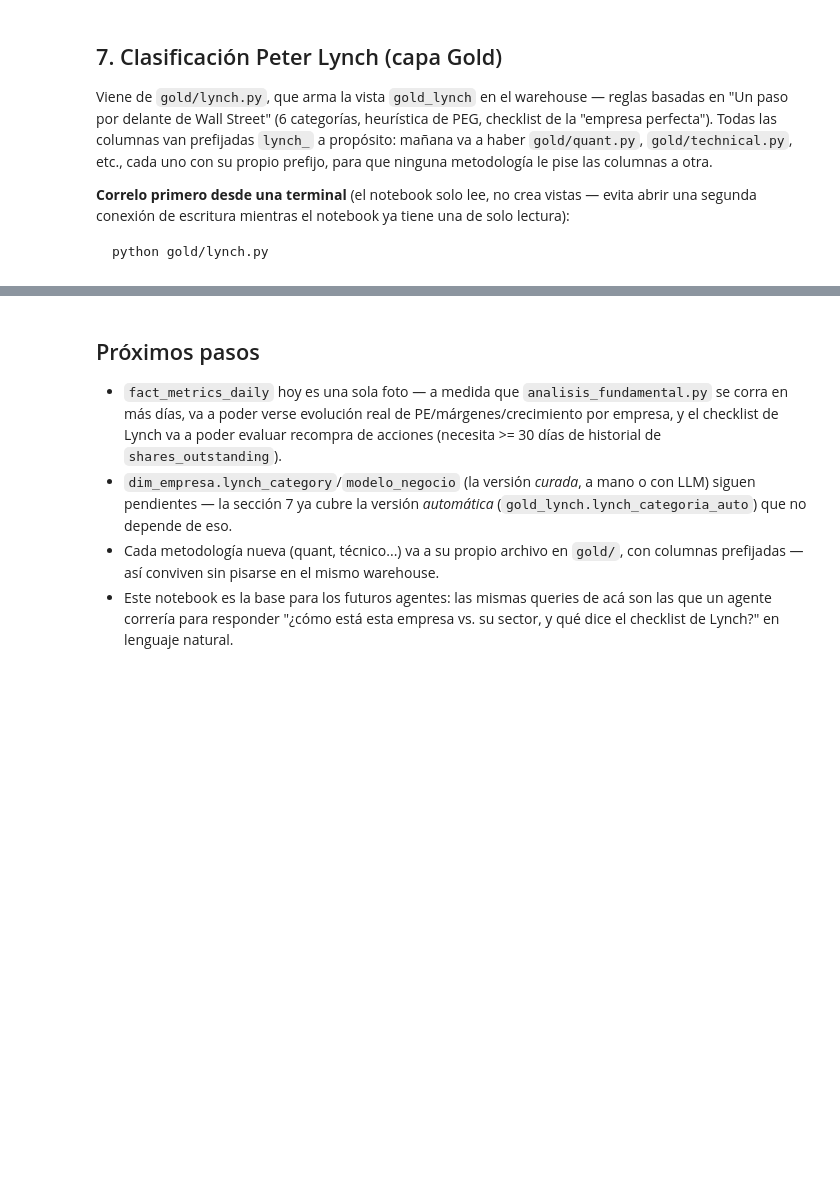
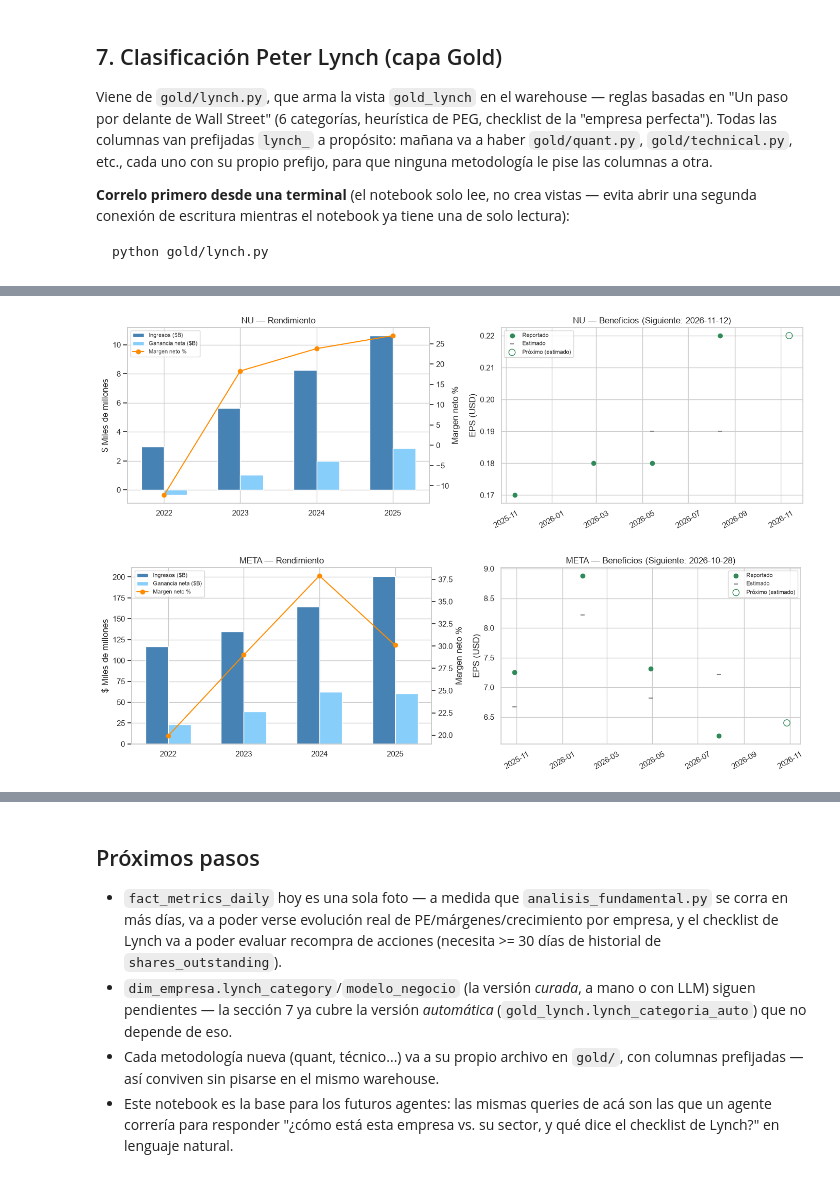
Before and after one commit to esfer98/cedears-data-pipeline, a Jupyter notebook: notebooks/eda_cedears.ipynb, the cells around one changed output, grey strips where cells are left out. Saved outputs shown, nothing was run; the diff lists cells and outputs as text; code cells hidden in the pictures; blank space fills up the shorter version.

```diff
--- a/notebooks/eda_cedears.ipynb
+++ b/notebooks/eda_cedears.ipynb
@@ -377,0 +387,55 @@ Activo oculto potencial (0 < P/B < 1): 28 empresas
+# %%
+def grafico_rendimiento(ticker: str, ax_izq):
+    """Ingresos / Ingresos netos (barras) + Margen neto % (linea) por año -- estilo 'Rendimiento'."""
+    serie = con.execute(
+        "SELECT * FROM fact_income_statement_annual WHERE ticker_usd = ? ORDER BY fecha_balance", [ticker]
+    ).fetchdf()
+    anios = serie["fecha_balance"].dt.year
+
+    ax_izq.bar(anios - 0.15, serie["ingresos"] / 1e9, width=0.3, label="Ingresos ($B)", color="steelblue")
+    ax_izq.bar(anios + 0.15, serie["ganancia_neta"] / 1e9, width=0.3, label="Ganancia neta ($B)", color="lightskyblue")
+    ax_izq.set_ylabel("$ Miles de millones")
+
+    ax_der = ax_izq.twinx()
+    ax_der.plot(anios, serie["margen_neto_pct"], color="darkorange", marker="o", label="Margen neto %")
+    ax_der.set_ylabel("Margen neto %")
+    ax_der.grid(False)
+
+    ax_izq.set_title(f"{ticker} — Rendimiento")
+    ax_izq.set_xticks(anios)
+    l1, lb1 = ax_izq.get_legend_handles_labels()
+    l2, lb2 = ax_der.get_legend_handles_labels()
+    ax_izq.legend(l1 + l2, lb1 + lb2, loc="upper left", fontsize=8)
+
+
+def grafico_beneficios(ticker: str, ax):
+    """EPS estimado vs. reportado por trimestre, con el proximo informe marcado aparte -- estilo 'Beneficios'."""
+    serie = con.execute(
+        "SELECT * FROM fact_eps_trimestral WHERE ticker_usd = ? ORDER BY fecha_reporte", [ticker]
+    ).fetchdf()
+    pasado = serie.dropna(subset=["eps_reportado"])
+    futuro = serie[serie["eps_reportado"].isna()]
+
+    ax.scatter(pasado["fecha_reporte"], pasado["eps_reportado"], color="seagreen", label="Reportado", zorder=3)
+    ax.scatter(pasado["fecha_reporte"], pasado["eps_estimado"], color="grey", marker="_", label="Estimado", zorder=2)
+    if not futuro.empty:
+        ax.scatter(futuro["fecha_reporte"], futuro["eps_estimado"], facecolors="none",
+                   edgecolors="seagreen", s=80, label="Próximo (estimado)", zorder=3)
+        siguiente = futuro["fecha_reporte"].iloc[0].date()
+        ax.set_title(f"{ticker} — Beneficios (Siguiente: {siguiente})")
+    else:
+        ax.set_title(f"{ticker} — Beneficios")
+    ax.set_ylabel("EPS (USD)")
+    ax.legend(fontsize=8)
+    ax.tick_params(axis="x", rotation=30)
+
+
+for ticker in ["NU", "META"]:
+    fig, axes = plt.subplots(1, 2, figsize=(14, 4.5))
+    grafico_rendimiento(ticker, axes[0])
+    grafico_beneficios(ticker, axes[1])
+    plt.tight_layout()
+    plt.show()
+# %% [output]
+[figure, added]
+[figure, added]
```
Also changed, not shown: parts of 14 cells of this notebook, 1 other file.
